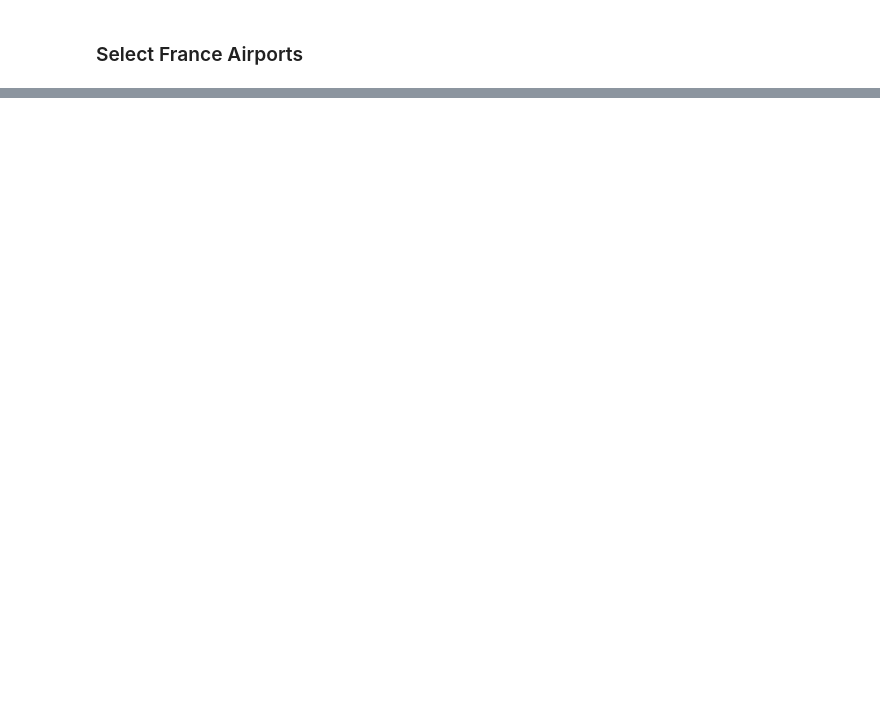
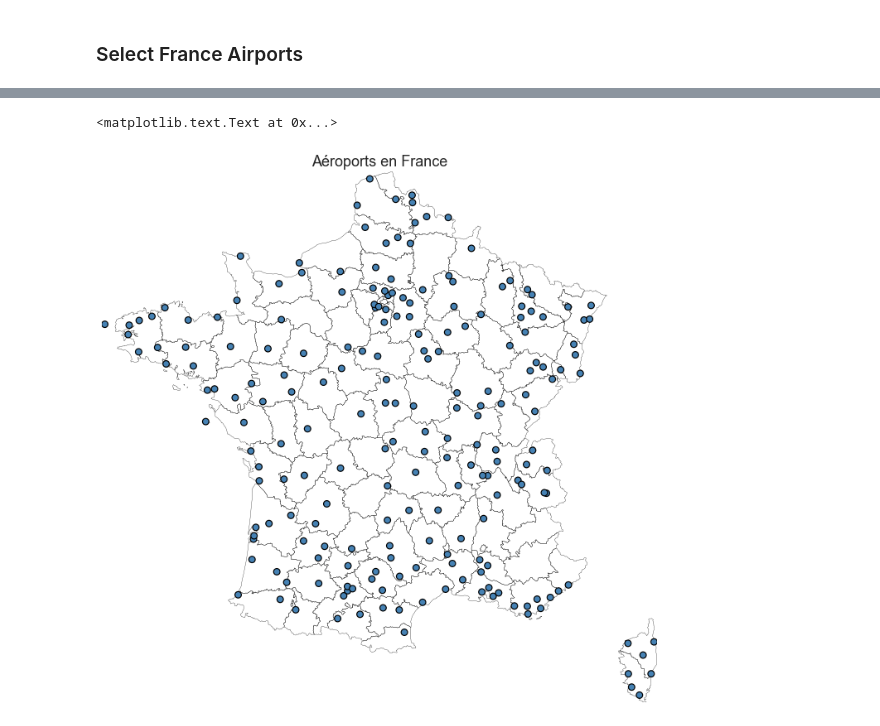
Before and after one commit to yassineAlouini/gis-with-python, a Jupyter notebook: gis_with_python.ipynb, the cells around one changed output, grey strips where cells are left out. Saved outputs shown, nothing was run; the diff lists cells and outputs as text; code cells hidden in the pictures; blank space fills up the shorter version.

```diff
--- a/gis_with_python.ipynb
+++ b/gis_with_python.ipynb
@@ -100,6 +102,8 @@ airports_gdf.head()
 | 2 | 3 | Mount Hagen Kagamuga Airport | Mount Hagen | Papua New Guinea | HGU | AYMH | 10 | U | Pacific/Port_Moresby | ... |
 | 3 | 4 | Nadzab Airport | Nadzab | Papua New Guinea | LAE | AYNZ | 10 | U | Pacific/Port_Moresby | ... |
 | 4 | 5 | Port Moresby Jacksons Internation... | Port Moresby | Papua New Guinea | POM | AYPY | 10 | U | Pacific/Port_Moresby | ... |
+# %%
+airports_gdf.crs = {'init': 'epsg:4326'}
 # %% [markdown]
 # Find airports in France
 # %% [markdown]
@@ -166,2 +144,4 @@ ax = gplt.polyplot(france_gdf, projection=gcrs.Orthographic())
 # %% [markdown]
 ### Select France Airports
+# %%
+france_airports_gdf = gpd.sjoin(airports_gdf, france_gdf, how="inner", op='intersects')
@@ -167,0 +161,13 @@ ax = gplt.polyplot(france_gdf, projection=gcrs.Orthographic())
+# %%
+ax = gplt.polyplot(france_gdf, zorder=-1, figsize=(12, 12), projection=gcrs.Mercator())
+gplt.pointplot(france_airports_gdf,
+                legend=True,
+               linewidth=1.2,
+               cmap='Blues',
+               s=60,
+               edgecolor='black',
+               ax=ax, projection=gcrs.Mercator())
+plt.title(u'Aéroports en France')
+# %% [output]
+<matplotlib.text.Text at 0x...>
+[figure, added]
```
Also changed, not shown: parts of 9 cells of this notebook.
